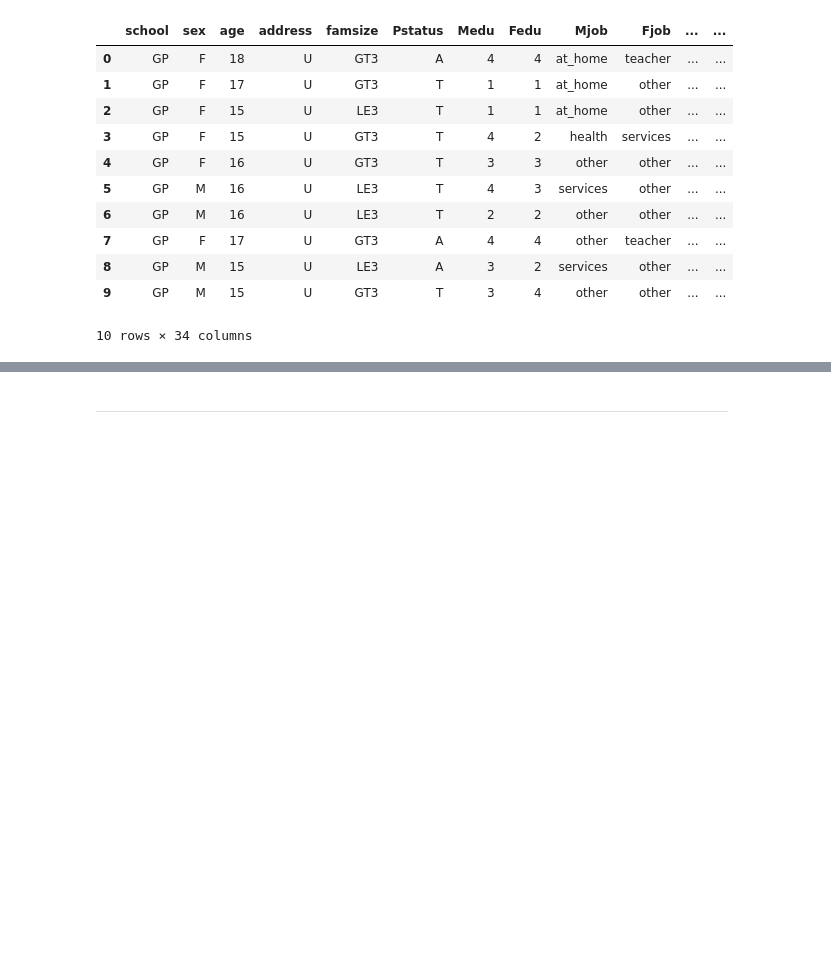
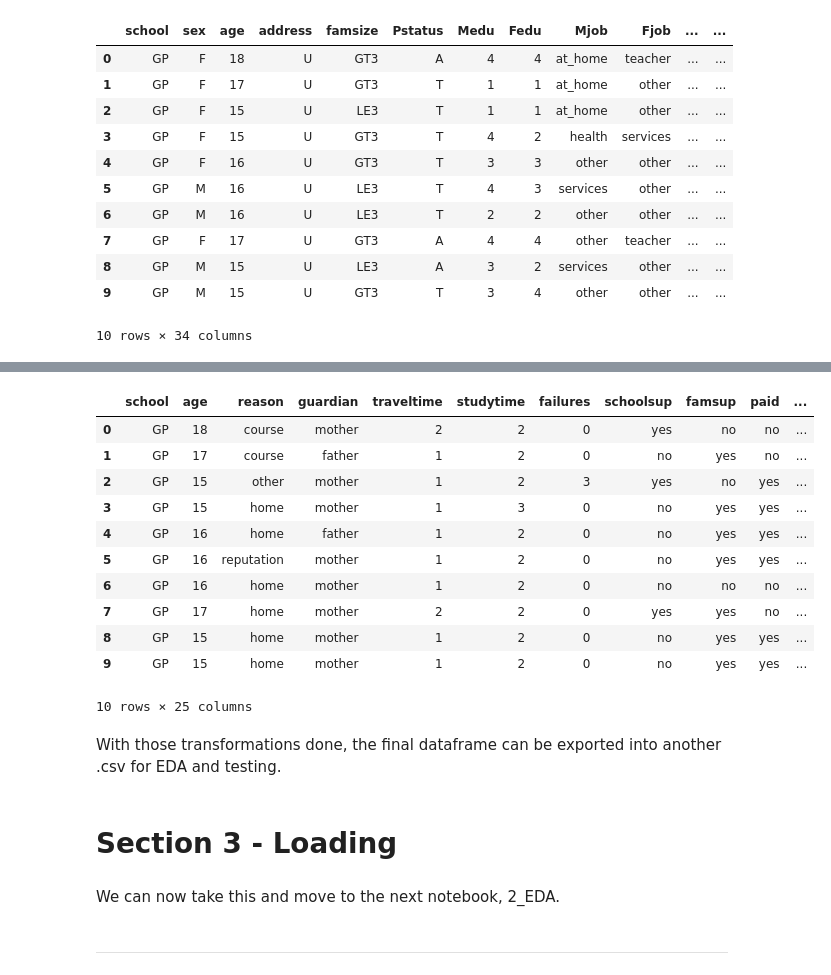
Before and after one commit to 13NateMate37/NHastings_StudentsWhoSlipOnMaths_CI_Capstone_3, a Jupyter notebook: jupyter_notebooks/1_ETL.ipynb, the cells around one changed output, grey strips where cells are left out. Cells and saved outputs as stored; diff of their text form; code cells hidden in the pictures; blank space fills up the shorter version.

```diff
--- a/jupyter_notebooks/1_ETL.ipynb
+++ b/jupyter_notebooks/1_ETL.ipynb
@@ -174,0 +175,26 @@ Secondly, a handful of columns contain personal information that
+# %%
+# Creating a new dataframe to avoide overwriting the original dataframe.
+# Dropping columns that are not needed for the analysis.
+df_raw2 = df_raw.copy().drop(
+    columns=["sex", "address", "famsize", "Pstatus", "Medu", "Fedu", "Mjob", "Fjob", "romantic"]
+)
+
+# View the new dataframe
+df_raw2.head(10)
+# %% [output]
+|  | school | age | reason | guardian | traveltime | studytime | failures | schoolsup | famsup | paid | ... |
+| 0 | GP | 18 | course | mother | 2 | 2 | 0 | yes | no | no | ... |
+| 1 | GP | 17 | course | father | 1 | 2 | 0 | no | yes | no | ... |
+| 2 | GP | 15 | other | mother | 1 | 2 | 3 | yes | no | yes | ... |
+| 3 | GP | 15 | home | mother | 1 | 3 | 0 | no | yes | yes | ... |
+| 4 | GP | 16 | home | father | 1 | 2 | 0 | no | yes | yes | ... |
+| 5 | GP | 16 | reputation | mother | 1 | 2 | 0 | no | yes | yes | ... |
+| 6 | GP | 16 | home | mother | 1 | 2 | 0 | no | no | no | ... |
+| 7 | GP | 17 | home | mother | 2 | 2 | 0 | yes | yes | no | ... |
+| 8 | GP | 15 | home | mother | 1 | 2 | 0 | no | yes | yes | ... |
+| 9 | GP | 15 | home | mother | 1 | 2 | 0 | no | yes | yes | ... |
+10 rows × 25 columns
+# %% [markdown]
+With those transformations done, the final dataframe can be exported into another .csv for EDA and testing.
+# %% [markdown]
+# Section 3 - Loading
@@ -175,2 +204,4 @@ Secondly, a handful of columns contain personal information that
+# %% [markdown]
+We can now take this and move to the next notebook, 2_EDA.
 # %% [markdown]
 ---
```
Also changed, not shown: parts of 3 cells of this notebook, 1 other file.
